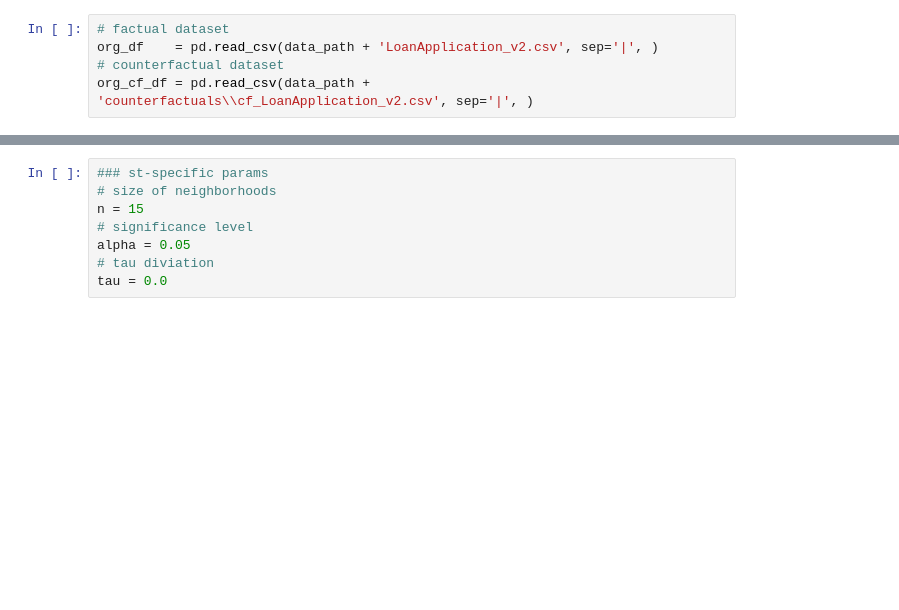
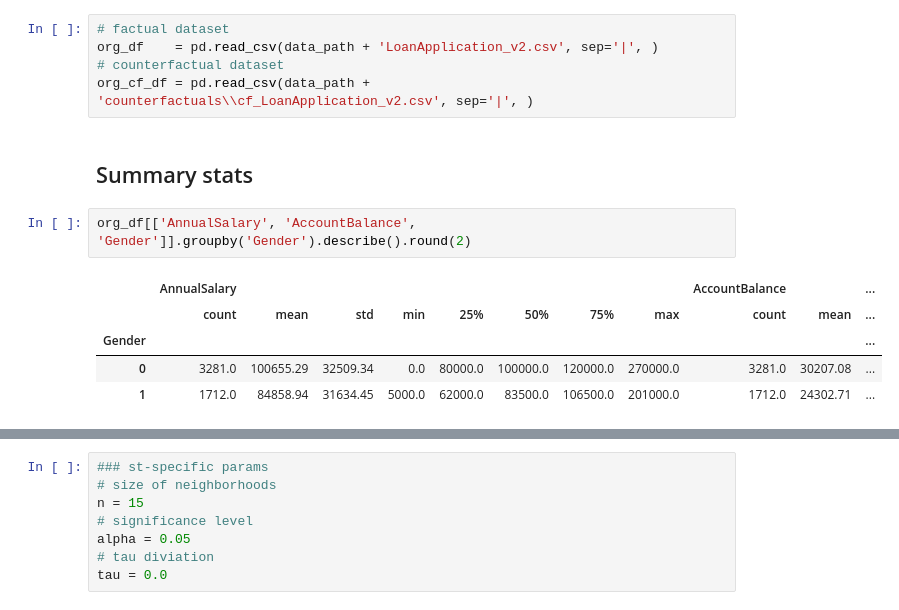
Before and after one commit to cc-jalvarez/counterfactual-situation-testing, a Jupyter notebook: src/analysis_loan_application_TheTwoCSTs.ipynb, the cells around one changed output, grey strips where cells are left out. Cells and saved outputs as stored; diff of their text form; blank space fills up the shorter version.

Commit message:
added summary stats for complainant-ctf pairs"

```diff
--- a/src/analysis_loan_application_TheTwoCSTs.ipynb
+++ b/src/analysis_loan_application_TheTwoCSTs.ipynb
@@ -36,3 +36,13 @@ resu_path = os.path.abspath(os.path.join(wd, 'results')) + '\\'
 org_df    = pd.read_csv(data_path + 'LoanApplication_v2.csv', sep='|', )
 # counterfactual dataset
 org_cf_df = pd.read_csv(data_path + 'counterfactuals\\cf_LoanApplication_v2.csv', sep='|', )
+# %% [markdown]
+## Summary stats
+# %%
+org_df[['AnnualSalary', 'AccountBalance', 'Gender']].groupby('Gender').describe().round(2)
+# %% [output]
+|  | AnnualSalary |  |  |  |  |  |  |  | AccountBalance |  | ... |
+|  | count | mean | std | min | 25% | 50% | 75% | max | count | mean | ... |
+| Gender |  |  |  |  |  |  |  |  |  |  | ... |
+| 0 | 3281.0 | 100655.29 | 32509.34 | 0.0 | 80000.0 | 100000.0 | 120000.0 | 270000.0 | 3281.0 | 30207.08 | ... |
+| 1 | 1712.0 | 84858.94 | 31634.45 | 5000.0 | 62000.0 | 83500.0 | 106500.0 | 201000.0 | 1712.0 | 24302.71 | ... |
```
Also changed, not shown: parts of 8 cells of this notebook, 1 other file.
